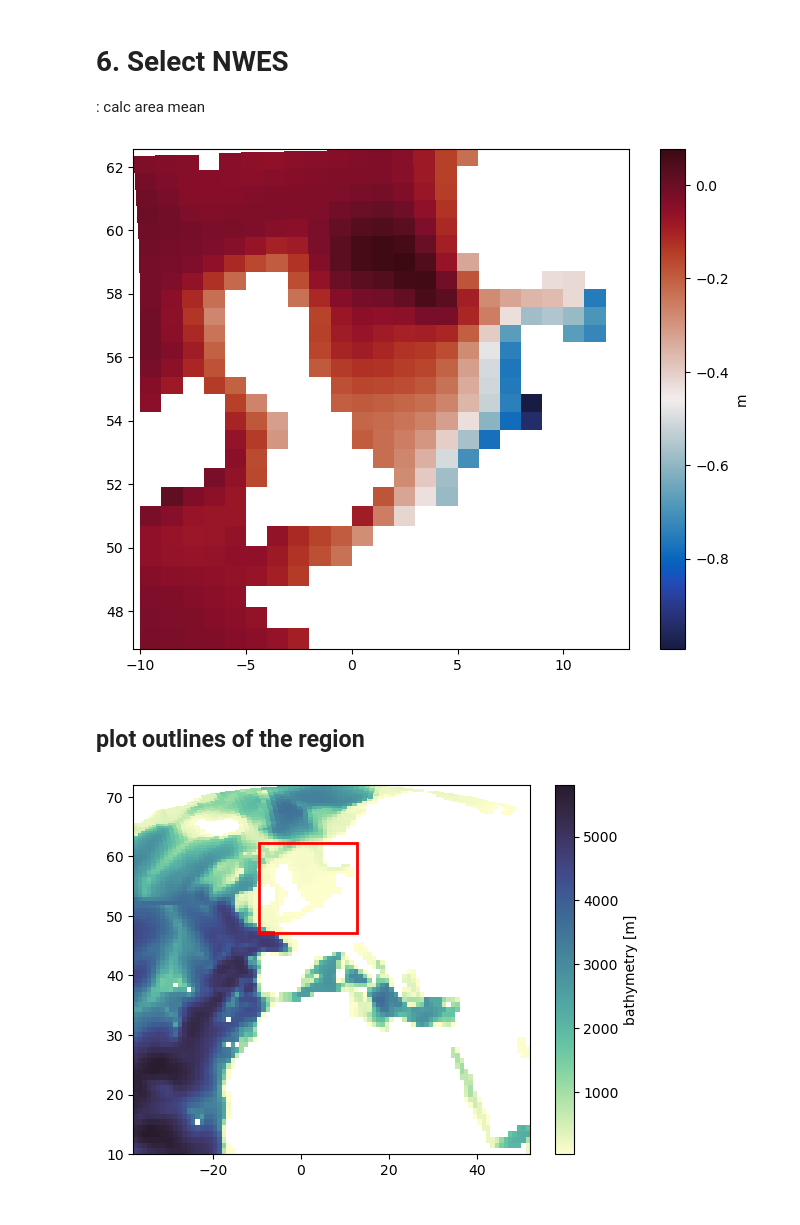
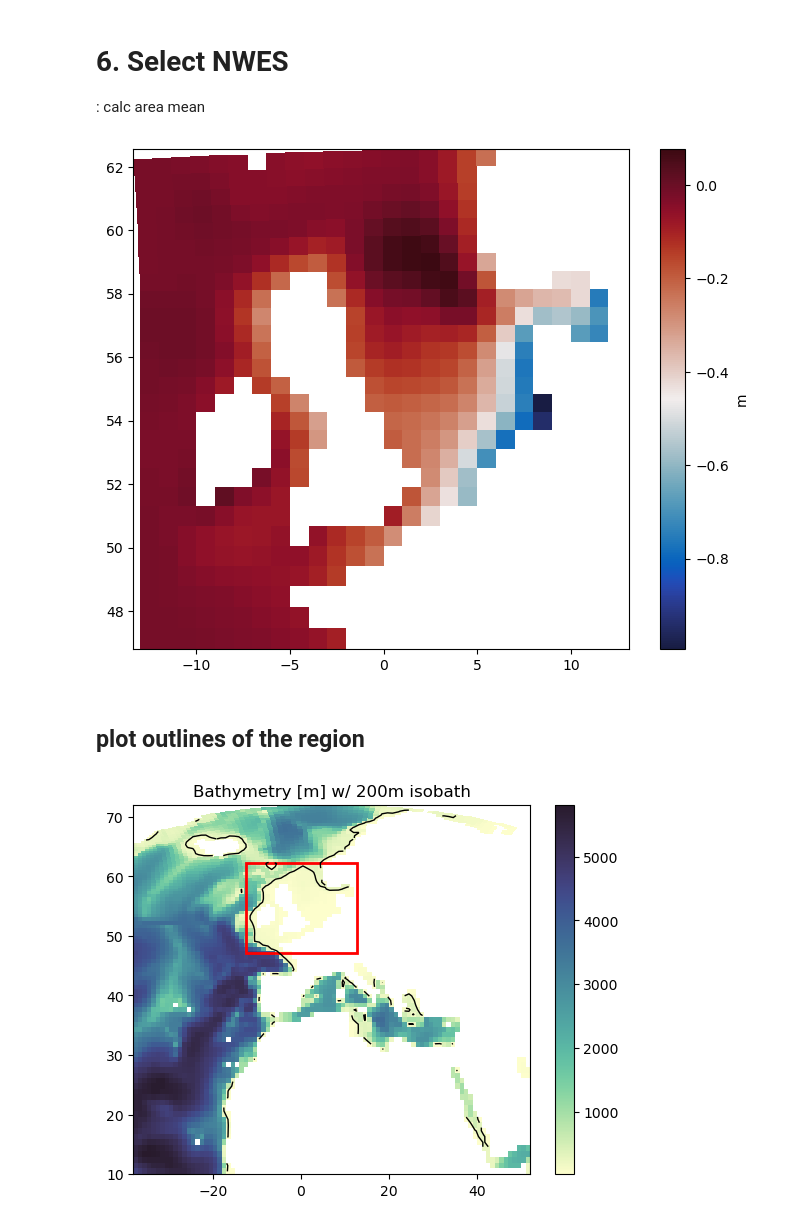
Before and after one commit to ojhoundegnonto/ESS25-Team_PISEAL, a Jupyter notebook: notebooks/explore_NWES.ipynb, the cells around one changed output. Cells and saved outputs as stored; diff of their text form; code cells hidden in the pictures.

```diff
--- a/notebooks/explore_NWES.ipynb
+++ b/notebooks/explore_NWES.ipynb
@@ -377,7 +379,7 @@ std_res_eta.isel(tile=2).plot(vmin=.0, vmax=.02, cmap=cmocean.cm.amp, levels=6)
 : calc area mean
 # %%
 jsel = np.arange(43, 70, 1)
-isel = np.arange(28, 51, 1)
+isel = np.arange(25, 51, 1)
 eta_sub = eta_anom[:, 2, jsel, isel].squeeze()
 etam_sub = etam_anom[:, 2, jsel, isel].squeeze()
 etas_sub = etas_anom[:, 2, jsel, isel].squeeze()
@@ -407,34 +409,34 @@ mesh = plt.pcolormesh(eta_sub.XC, eta_sub.YC, eta_sub[2,:,:], shading="auto", cm
 cbar = plt.colorbar(mesh)
 cbar.set_label("m")
 # %% [output]
-[figure, old version]
+[figure, new version]
 # %% [markdown]
 ## plot outlines of the region
 # %%
 depth_masked = ds_grid.ocean_column_thickness.where(ds_grid.maskC)
 
 x0 = ds_grid.XC[2, jsel[0], isel[0]]
 y0 = ds_grid.YC[2, jsel[0], isel[0]]
 dx = ds_grid.XC[2, jsel[-1], isel[-1]] - ds_grid.XC[2, jsel[0], isel[0]]
 dy = ds_grid.YC[2, jsel[-1], isel[-1]] - ds_grid.YC[2, jsel[0], isel[0]]
 
 # fig, ax = plt.subplots(subplot_kw={"projection": ccrs.PlateCarree()})
 fig, ax = plt.subplots()
 # ax.coastlines()
 mesh = plt.pcolormesh(ds_grid.XC.isel(tile=2), ds_grid.YC.isel(tile=2), \
                       depth_masked.isel(tile=2,k=0), \
                       cmap=cmocean.cm.deep)
+contours = ax.contour(ds_grid.XC.isel(tile=2), ds_grid.YC.isel(tile=2), \
+                          depth_masked.isel(tile=2,k=0), levels=[200], colors='black', linewidths=1)
 rect = Rectangle((x0, y0), dx, dy, linewidth=2, edgecolor='red', facecolor='none')
 
 cbar = plt.colorbar(mesh)
-cbar.set_label("bathymetry [m]")
 ax.add_patch(rect)
+plt.title('Bathymetry [m] w/ 200m isobath')
 
-# plt.show()
-
-# plt.savefig("/home/jovyan/ESS25-Team_PISEAL/figures/bathy_NWES.png", dpi=600, bbox_inches='tight')
+plt.savefig("/home/jovyan/ESS25-Team_PISEAL/figures/bathy_NWES.png", dpi=600, bbox_inches='tight')
 # %% [output]
-[figure, old version]
+[figure, new version]
 # %%
 fac = 100
 
```
Also changed, not shown: parts of 7 cells of this notebook, 5 other files.
